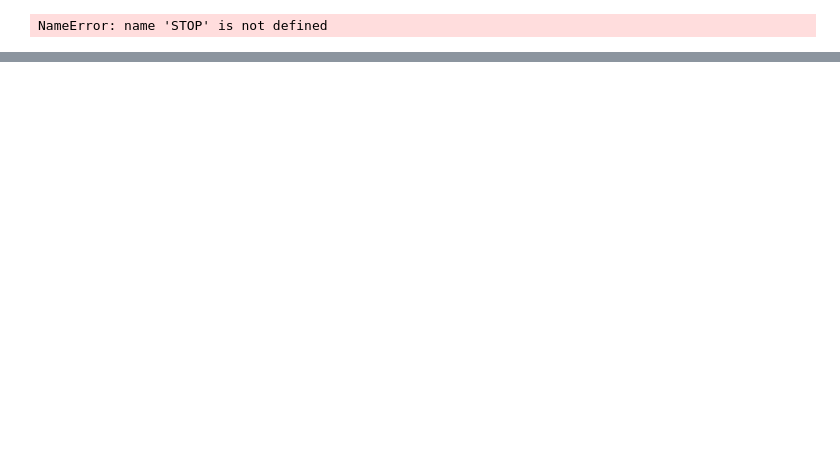
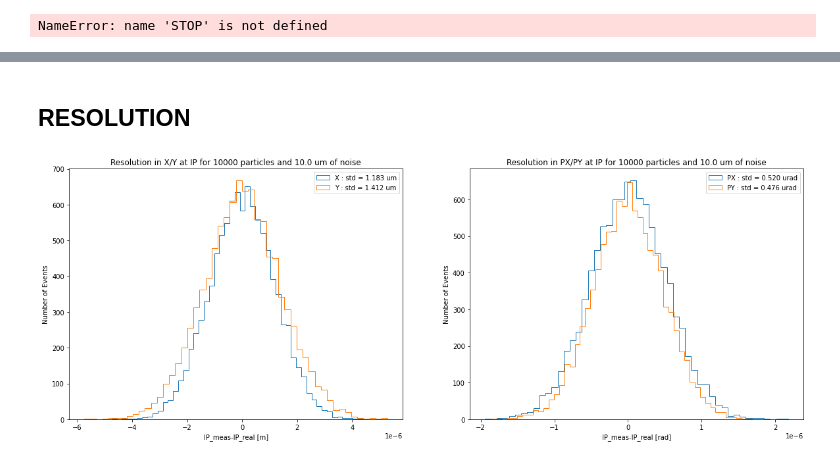
Before and after one commit to MarinDeniaud/luxe-backgrounds, a Jupyter notebook: 06_analysis/Beam_tracking_analysis.ipynb, the cells around one changed output, grey strips where cells are left out. Cells and saved outputs as stored; diff of their text form; code cells hidden in the pictures; blank space fills up the shorter version.

```diff
--- a/06_analysis/Beam_tracking_analysis.ipynb
+++ b/06_analysis/Beam_tracking_analysis.ipynb
@@ -250,0 +263,17 @@ print(Track.twiss.getRowsByValues(key='MUX', minValue=value-0.01, maxValue=value
+# %% [markdown]
+## RESOLUTION
+# %%
+noise = 10e-6
+_plt.figure(figsize=(20,7))
+_plt.subplot(1, 2, 1)
+beamTracking.PlotResolution(Track, 'X', 'IP.LUXE.T20', S_list, noise=noise)
+beamTracking.PlotResolution(Track, 'Y', 'IP.LUXE.T20', S_list, noise=noise)
+_plt.title('Resolution in X/Y at IP for {} particles and {} um of noise'.format(len(Track.initial_dict),noise*1e6))
+_plt.subplot(1, 2, 2)
+beamTracking.PlotResolution(Track, 'PX', 'IP.LUXE.T20', S_list, noise=noise)
+beamTracking.PlotResolution(Track, 'PY', 'IP.LUXE.T20', S_list, noise=noise)
+_plt.title('Resolution in PX/PY at IP for {} particles and {} um of noise'.format(len(Track.initial_dict),noise*1e6))
+
+_plt.savefig("{}_Resolution_at_the_IP_using_SVD".format(save_name_prefix), dpi=300, bbox_inches='tight')
+# %% [output]
+[figure, added]
```
Also changed, not shown: parts of 30 cells of this notebook, 1 other file.
